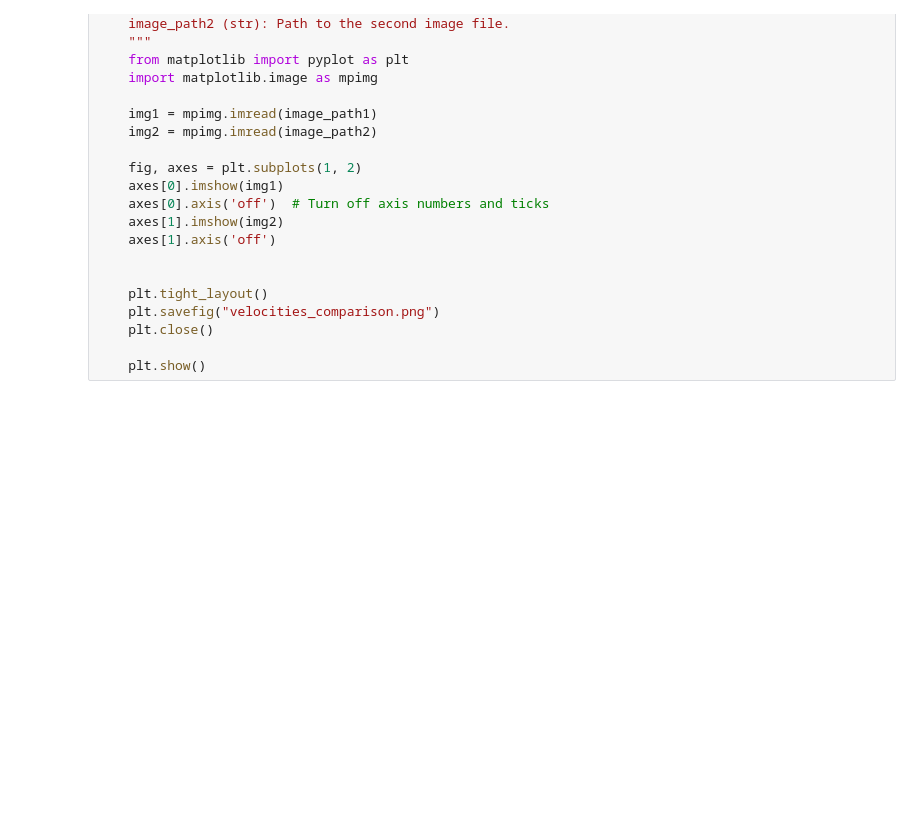
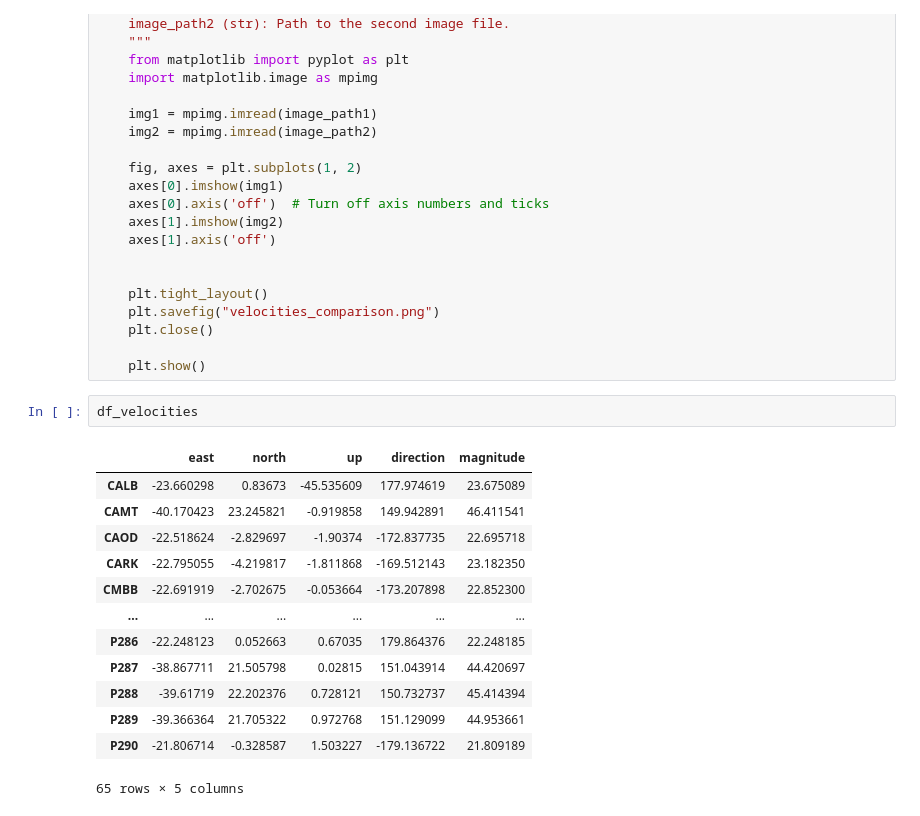
Before and after one commit to ICSlingerland/synthesis_assign, a Jupyter notebook: synthesis.ipynb, the cells around one changed output. Saved outputs shown, nothing was run; the diff lists cells and outputs as text; blank space fills up the shorter version.

```diff
--- a/synthesis.ipynb
+++ b/synthesis.ipynb
@@ -561,3 +561,19 @@ def plot_images_side_by_side(image_path1, image_path2):
     plt.close()
 
     plt.show()
+# %%
+df_velocities
+# %% [output]
+|  | east | north | up | direction | magnitude |
+| CALB | -23.660298 | 0.83673 | -45.535609 | 177.974619 | 23.675089 |
+| CAMT | -40.170423 | 23.245821 | -0.919858 | 149.942891 | 46.411541 |
+| CAOD | -22.518624 | -2.829697 | -1.90374 | -172.837735 | 22.695718 |
+| CARK | -22.795055 | -4.219817 | -1.811868 | -169.512143 | 23.182350 |
+| CMBB | -22.691919 | -2.702675 | -0.053664 | -173.207898 | 22.852300 |
+| ... | ... | ... | ... | ... | ... |
+| P286 | -22.248123 | 0.052663 | 0.67035 | 179.864376 | 22.248185 |
+| P287 | -38.867711 | 21.505798 | 0.02815 | 151.043914 | 44.420697 |
+| P288 | -39.61719 | 22.202376 | 0.728121 | 150.732737 | 45.414394 |
+| P289 | -39.366364 | 21.705322 | 0.972768 | 151.129099 | 44.953661 |
+| P290 | -21.806714 | -0.328587 | 1.503227 | -179.136722 | 21.809189 |
+65 rows × 5 columns
```
Also changed, not shown: parts of 2 cells of this notebook.
